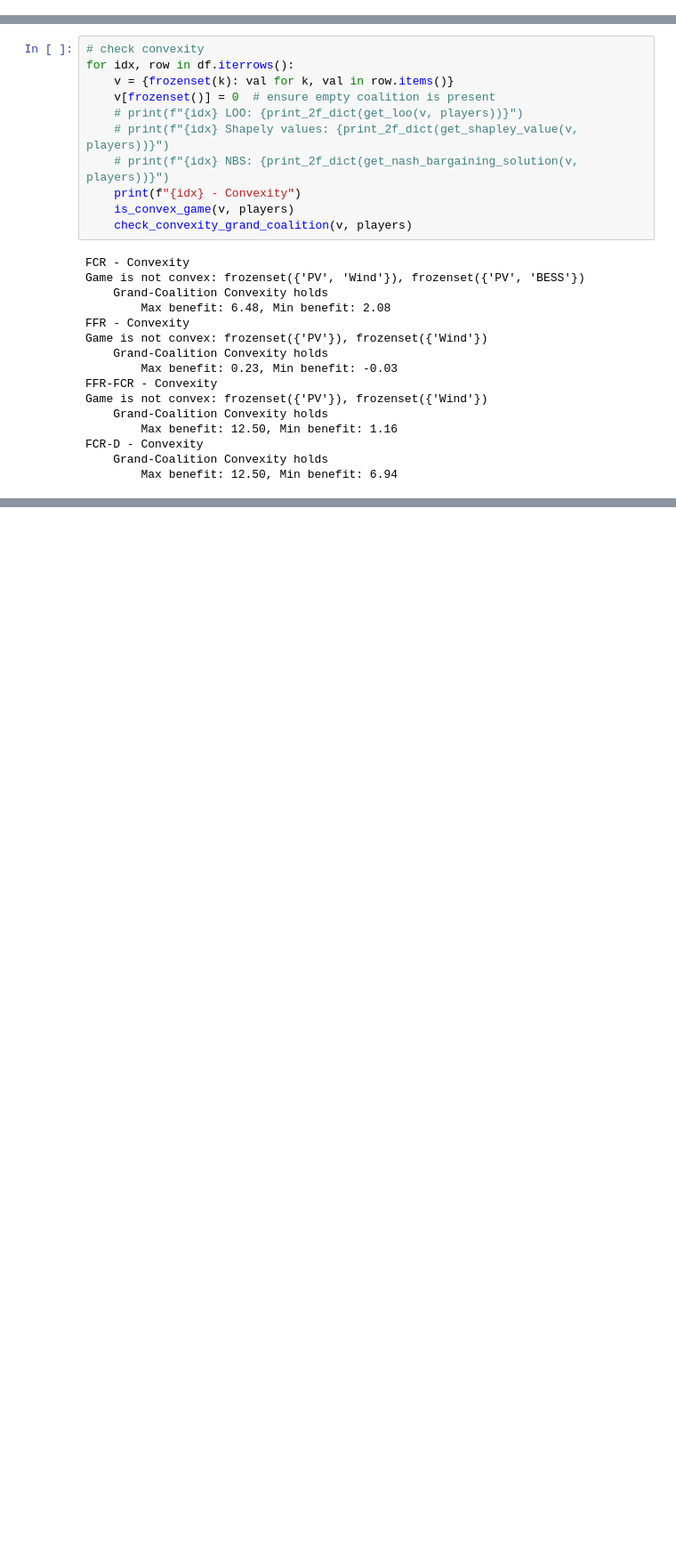
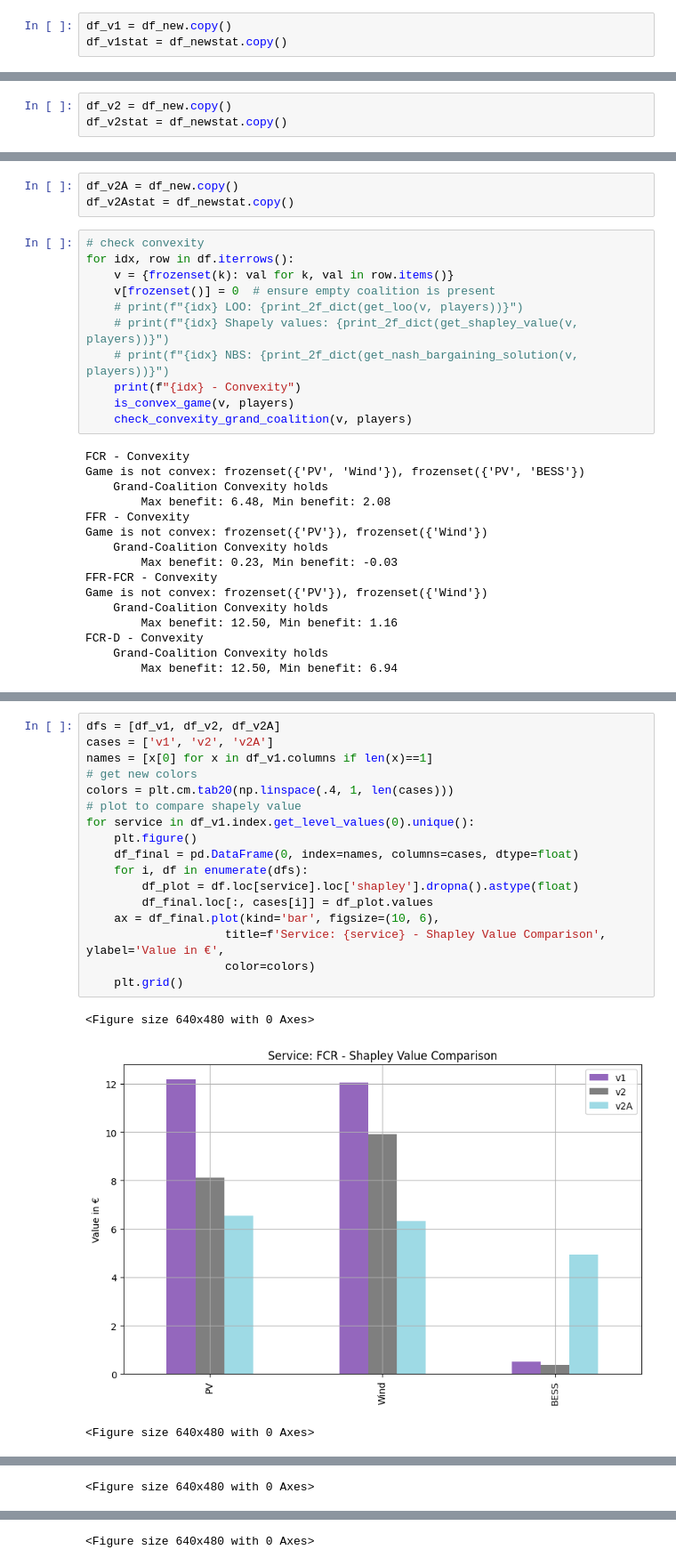
Before and after one commit to cvonholly/dvpp_reward_mechanism, a Jupyter notebook: visualize.ipynb, the cells around one changed output, grey strips where cells are left out. Shown at 89% size. Saved outputs shown, nothing was run; the diff lists cells and outputs as text; blank space fills up the shorter version.

Commit message:
add visual comparison

```diff
--- a/visualize.ipynb
+++ b/visualize.ipynb
@@ -504,6 +239,9 @@ dfstat
 # %%
 df_new = add_shapely_nbs(df, players, add_LOO=True)
 df_newstat = add_shapely_nbs(dfstat, players, add_LOO=True)
+# %%
+df_v1 = df_new.copy()
+df_v1stat = df_newstat.copy()
 # %%
 visualize_value_results(df_new, df_newstat)
 # %% [output]
@@ -636,6 +379,9 @@ Game is not convex: frozenset({'PV'}), frozenset({'Wind'})
 # %%
 df_new = add_shapely_nbs(df_mean, players, add_LOO=True)
 df_newstat = add_shapely_nbs(dfstst_mean, players, add_LOO=True)
+# %%
+df_v2 = df_new.copy()
+df_v2stat = df_newstat.copy()
 # %%
 # visualize:
 visualize_value_results(df_new, df_newstat)
@@ -801,6 +556,9 @@ players = list(str(x[0]) for x in df.columns[:3])
 # %%
 df_new = add_shapely_nbs(df, players, add_LOO=True)
 df_newstat = add_shapely_nbs(df_stat, players, add_LOO=True)
+# %%
+df_v2A = df_new.copy()
+df_v2Astat = df_newstat.copy()
 # %%
 # check convexity
 for idx, row in df.iterrows():
@@ -853,0 +620,21 @@ visualize_value_results(df_new, df_newstat)
+# %%
+dfs = [df_v1, df_v2, df_v2A]
+cases = ['v1', 'v2', 'v2A']
+names = [x[0] for x in df_v1.columns if len(x)==1]
+# get new colors
+colors = plt.cm.tab20(np.linspace(.4, 1, len(cases)))
+# plot to compare shapely value
+for service in df_v1.index.get_level_values(0).unique():
+    plt.figure()
+    df_final = pd.DataFrame(0, index=names, columns=cases, dtype=float)
+    for i, df in enumerate(dfs):
+        df_plot = df.loc[service].loc['shapley'].dropna().astype(float)
+        df_final.loc[:, cases[i]] = df_plot.values
+    ax = df_final.plot(kind='bar', figsize=(10, 6),
+                    title=f'Service: {service} - Shapley Value Comparison', ylabel='Value in €',
+                    color=colors)
+    plt.grid()
+# %% [output]
+<Figure size 640x480 with 0 Axes>
+[figure, added]
+<Figure size 640x480 with 0 Axes>
@@ -853,0 +642 @@ visualize_value_results(df_new, df_newstat)
+<Figure size 640x480 with 0 Axes>
@@ -853,0 +644 @@ visualize_value_results(df_new, df_newstat)
+<Figure size 640x480 with 0 Axes>
```
Also changed, not shown: parts of 27 cells of this notebook, 3 other files.
